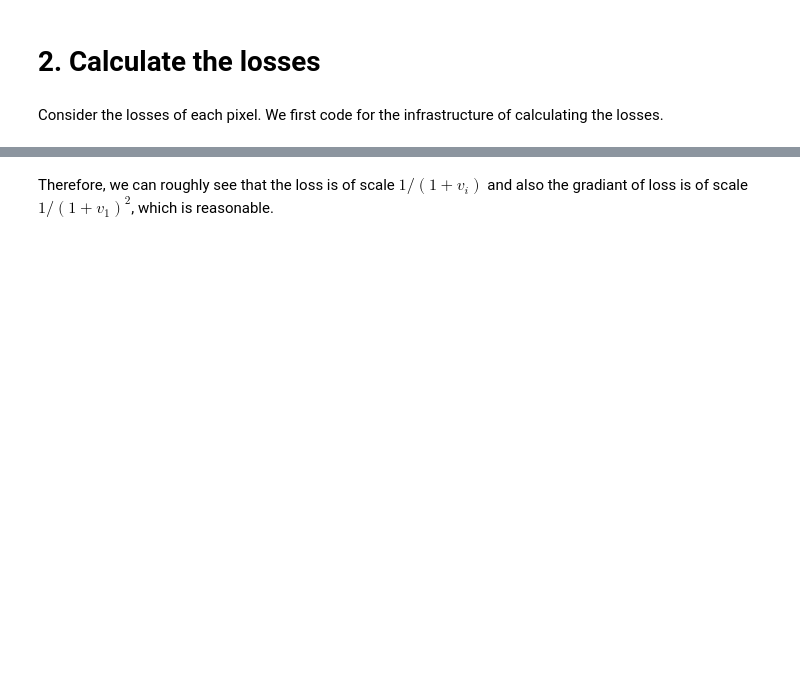
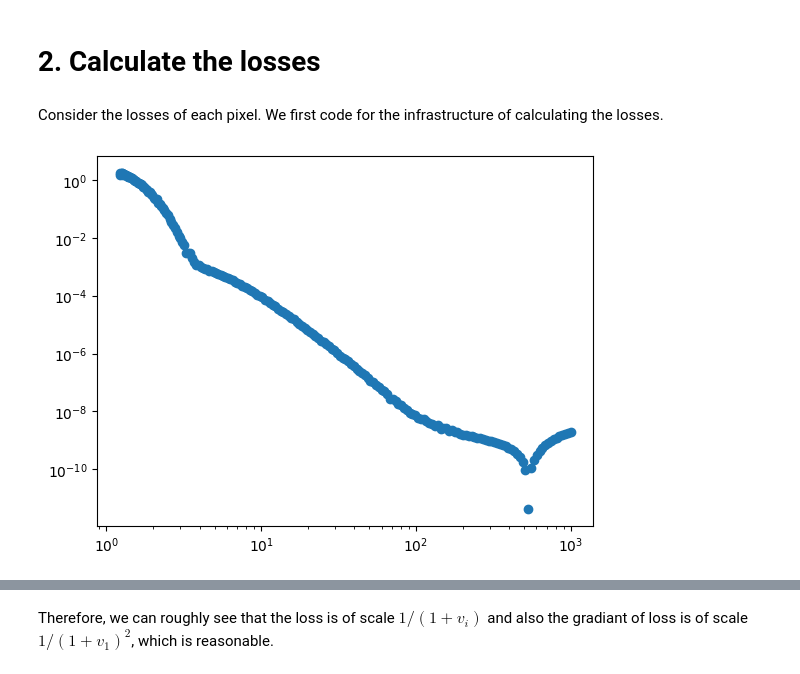
Before and after one commit to JetfiRex/Diffusion-ToyModel, a Jupyter notebook: Diffusion_rectflow.ipynb, the cells around one changed output, grey strips where cells are left out. Saved outputs shown, nothing was run; the diff lists cells and outputs as text; code cells hidden in the pictures; blank space fills up the shorter version.

```diff
--- a/Diffusion_rectflow.ipynb
+++ b/Diffusion_rectflow.ipynb
@@ -372,10 +394,12 @@ grad = torch.tensor([get_loss_grad(model, x0, sigma) for sigma in schedule.sigma
 grad = grad.squeeze()
 # %%
 import matplotlib.pyplot as plt
-plt.scatter((1+schedule.sigmas).numpy(), abs(grad.numpy()))
+plt.scatter((1+torch.sqrt(schedule.sigmas)).numpy(), abs(grad.numpy()))
 plt.xscale("log")
 plt.yscale("log")
 plt.show()
+# %% [output]
+[figure, added]
 # %%
 loss = torch.tensor([model.get_loss(x0, sigma) for sigma in schedule.sigmas])
 loss = loss.detach().squeeze()
```
Also changed, not shown: parts of 37 cells of this notebook.
